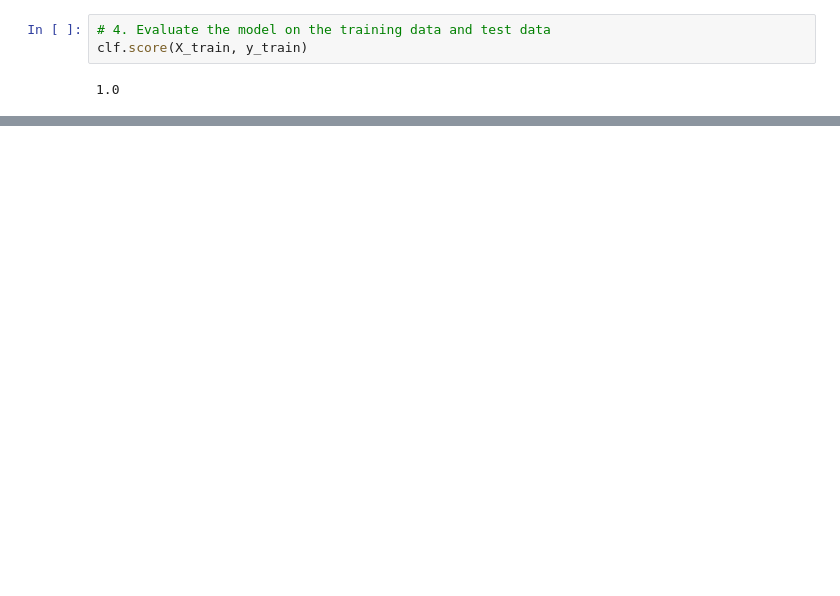
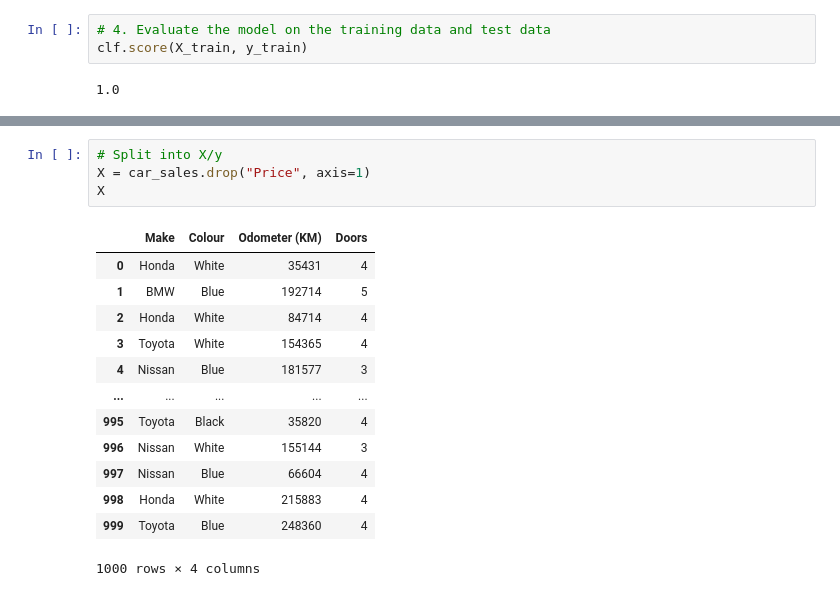
Before and after one commit to DanielJBox/ml-ds-ztm, a Jupyter notebook: scikit-learn-project/introduction-to-scikit-learn.ipynb, the cells around one changed output, grey strips where cells are left out. Drawn from its saved outputs; the diff is of its cells as text; blank space fills up the shorter version.

```diff
--- a/scikit-learn-project/introduction-to-scikit-learn.ipynb
+++ b/scikit-learn-project/introduction-to-scikit-learn.ipynb
@@ -141,0 +320,18 @@ clf.score(X_test, y_test)
+# %%
+# Split into X/y
+X = car_sales.drop("Price", axis=1)
+X
+# %% [output]
+|  | Make | Colour | Odometer (KM) | Doors |
+| 0 | Honda | White | 35431 | 4 |
+| 1 | BMW | Blue | 192714 | 5 |
+| 2 | Honda | White | 84714 | 4 |
+| 3 | Toyota | White | 154365 | 4 |
+| 4 | Nissan | Blue | 181577 | 3 |
+| ... | ... | ... | ... | ... |
+| 995 | Toyota | Black | 35820 | 4 |
+| 996 | Nissan | White | 155144 | 3 |
+| 997 | Nissan | Blue | 66604 | 4 |
+| 998 | Honda | White | 215883 | 4 |
+| 999 | Toyota | Blue | 248360 | 4 |
+1000 rows × 4 columns
```
Also changed, not shown: parts of 32 cells of this notebook, 2 other files.
